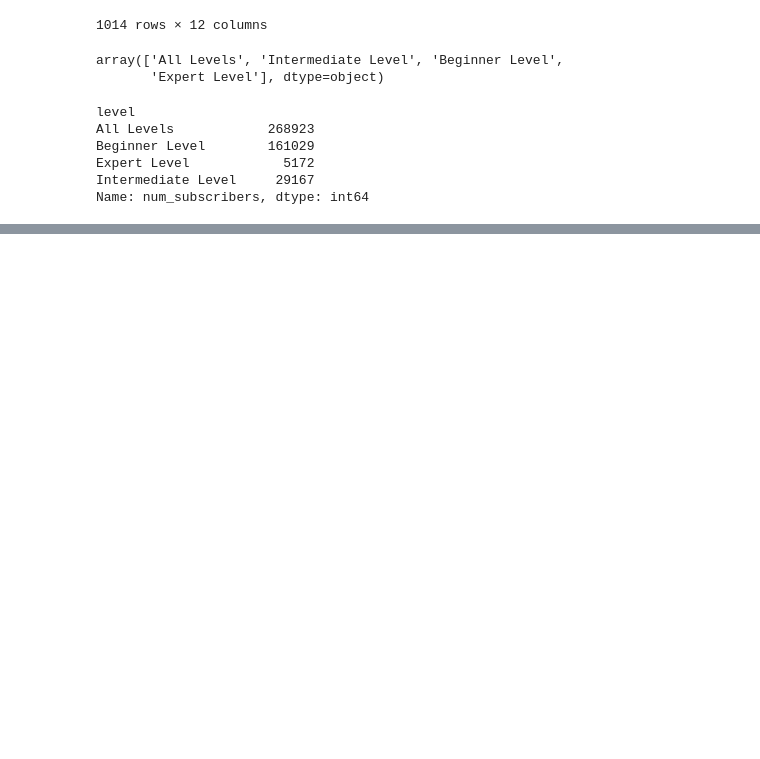
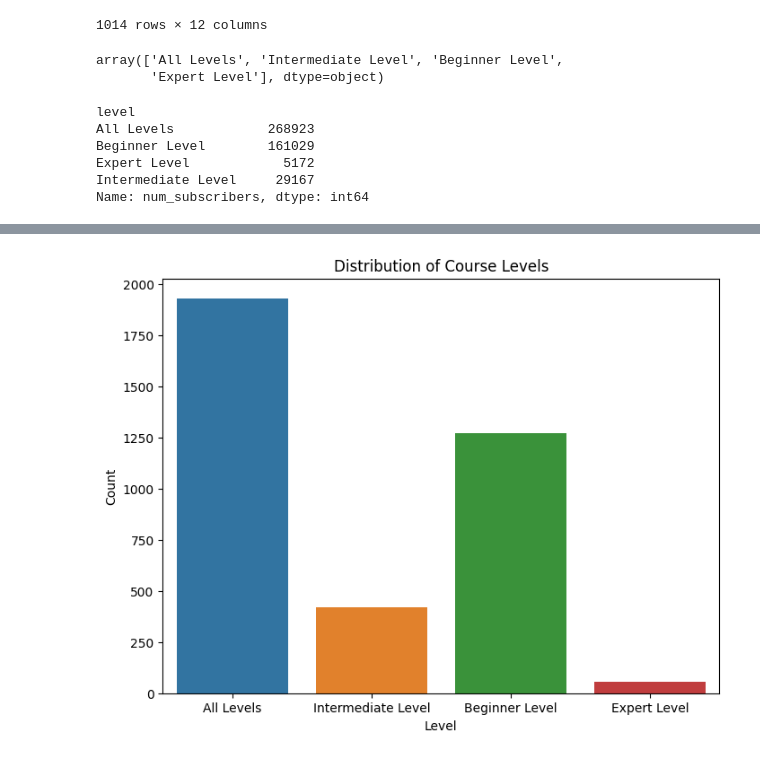
Before and after one commit to Tanay-Dwivedi/Udemy-Courses-Data-Analysis, a Jupyter notebook: udemy_courses_data_analysis.ipynb, the cells around one changed output, grey strips where cells are left out. Cells and saved outputs as stored; diff of their text form; code cells hidden in the pictures; blank space fills up the shorter version.

```diff
--- a/udemy_courses_data_analysis.ipynb
+++ b/udemy_courses_data_analysis.ipynb
@@ -288,0 +305,11 @@ df.groupby("level").max()
+# %%
+# Distribution of course levels
+
+plt.figure(figsize=(8, 6))
+sb.countplot(data=df, x='level', hue = "level")
+plt.title('Distribution of Course Levels')
+plt.xlabel('Level')
+plt.ylabel('Count')
+plt.show()
+# %% [output]
+[figure, added]
```
Also changed, not shown: parts of 4 cells of this notebook.
